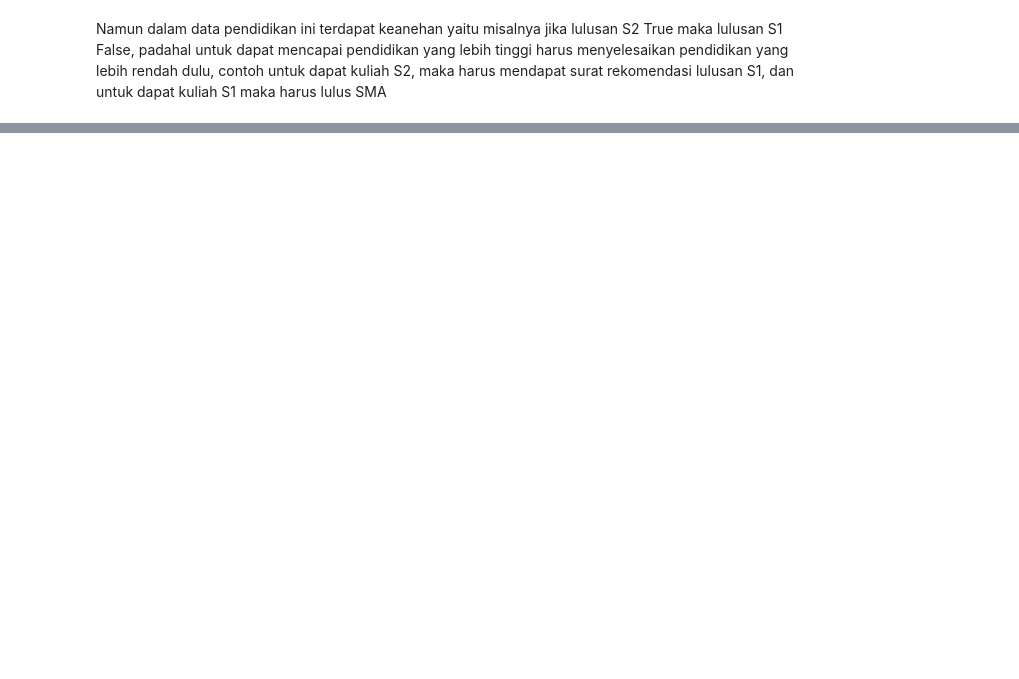
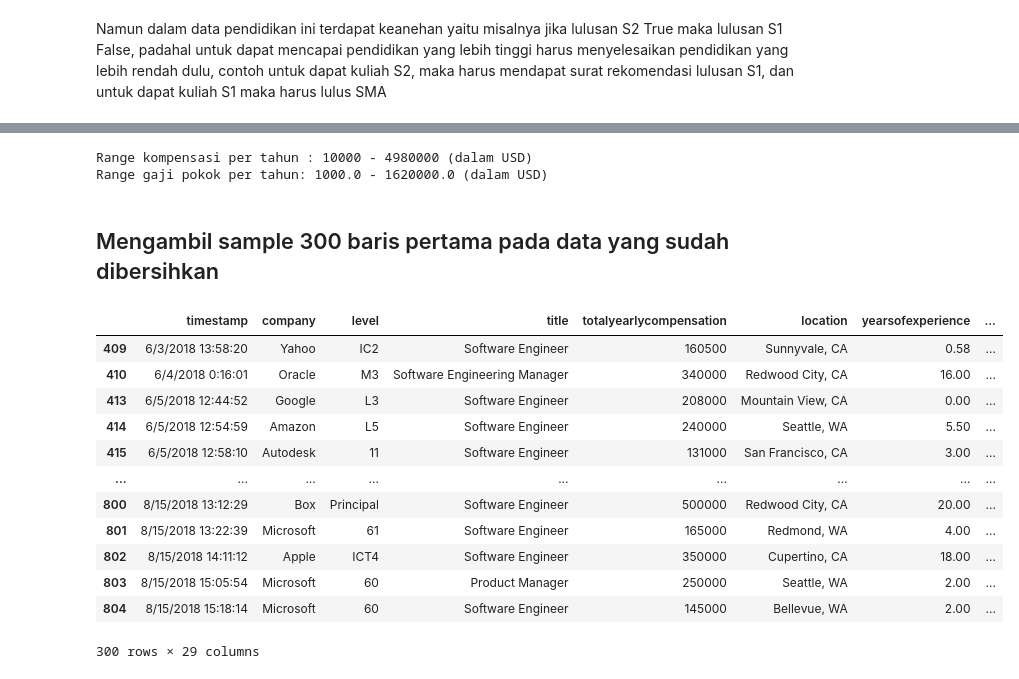
Before and after one commit to fairuzald/andat-Tubes2, a Jupyter notebook: main.ipynb, the cells around one changed output, grey strips where cells are left out. Drawn from its saved outputs; the diff is of its cells as text; code cells hidden in the pictures; blank space fills up the shorter version.

```diff
--- a/main.ipynb
+++ b/main.ipynb
@@ -376,0 +513,6 @@ data.loc[((data["Race_Asian"]==1) | (data["Race_White"]==1)|(data["Race_Black"]=
+# %%
+data.dropna(subset=['company','level','dmaid','tag'],inplace=True)
+# %%
+list_NA_data = ["company","level","dmaid","tag","gender","otherdetails","Race","Education"]
+for i in list_NA_data:
+    print("Persentase data kosong kolom",i,": {:.3f}%".format((data[i].isna().sum()/data[i].size)*100))
@@ -376,0 +534,39 @@ data.loc[((data["Race_Asian"]==1) | (data["Race_White"]==1)|(data["Race_Black"]=
+# %%
+for i in data["totalyearlycompensation"].index:
+    if data.loc[i, "totalyearlycompensation"] <=0:
+        data.drop(i, inplace=True)
+
+for i in data["basesalary"].index:
+    if data.loc[i, "basesalary"] <= 0:
+        data.drop(i, inplace=True)
+# %%
+min_year_fee = data["totalyearlycompensation"].min()
+max_year_fee = data["totalyearlycompensation"].max()
+print ("Range kompensasi per tahun : " + str(min_year_fee) + " - " + str(max_year_fee) + " (dalam USD)")
+
+min_base_salary = data["basesalary"].min()
+max_base_salary = data["basesalary"].max()
+print ("Range gaji pokok per tahun: " + str(min_base_salary) + " - " + str(max_base_salary) + " (dalam USD)")
+# %% [output]
+Range kompensasi per tahun : 10000 - 4980000 (dalam USD)
+Range gaji pokok per tahun: 1000.0 - 1620000.0 (dalam USD)
+# %% [markdown]
+## Mengambil sample 300 baris pertama pada data yang sudah dibersihkan
+# %%
+samples = data.iloc[0:300].copy()
+# %%
+samples
+# %% [output]
+|  | timestamp | company | level | title | totalyearlycompensation | location | yearsofexperience | ... |
+| 409 | 6/3/2018 13:58:20 | Yahoo | IC2 | Software Engineer | 160500 | Sunnyvale, CA | 0.58 | ... |
+| 410 | 6/4/2018 0:16:01 | Oracle | M3 | Software Engineering Manager | 340000 | Redwood City, CA | 16.00 | ... |
+| 413 | 6/5/2018 12:44:52 | Google | L3 | Software Engineer | 208000 | Mountain View, CA | 0.00 | ... |
+| 414 | 6/5/2018 12:54:59 | Amazon | L5 | Software Engineer | 240000 | Seattle, WA | 5.50 | ... |
+| 415 | 6/5/2018 12:58:10 | Autodesk | 11 | Software Engineer | 131000 | San Francisco, CA | 3.00 | ... |
+| ... | ... | ... | ... | ... | ... | ... | ... | ... |
+| 800 | 8/15/2018 13:12:29 | Box | Principal | Software Engineer | 500000 | Redwood City, CA | 20.00 | ... |
+| 801 | 8/15/2018 13:22:39 | Microsoft | 61 | Software Engineer | 165000 | Redmond, WA | 4.00 | ... |
+| 802 | 8/15/2018 14:11:12 | Apple | ICT4 | Software Engineer | 350000 | Cupertino, CA | 18.00 | ... |
+| 803 | 8/15/2018 15:05:54 | Microsoft | 60 | Product Manager | 250000 | Seattle, WA | 2.00 | ... |
+| 804 | 8/15/2018 15:18:14 | Microsoft | 60 | Software Engineer | 145000 | Bellevue, WA | 2.00 | ... |
+300 rows × 29 columns
```
Also changed, not shown: parts of 60 cells of this notebook.
